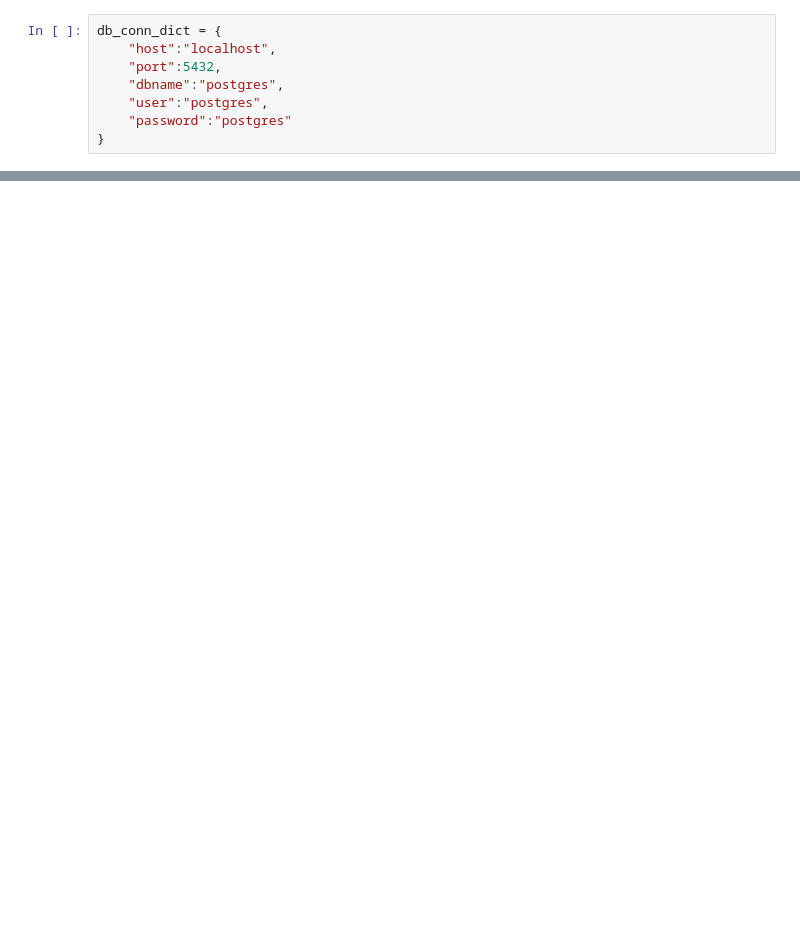
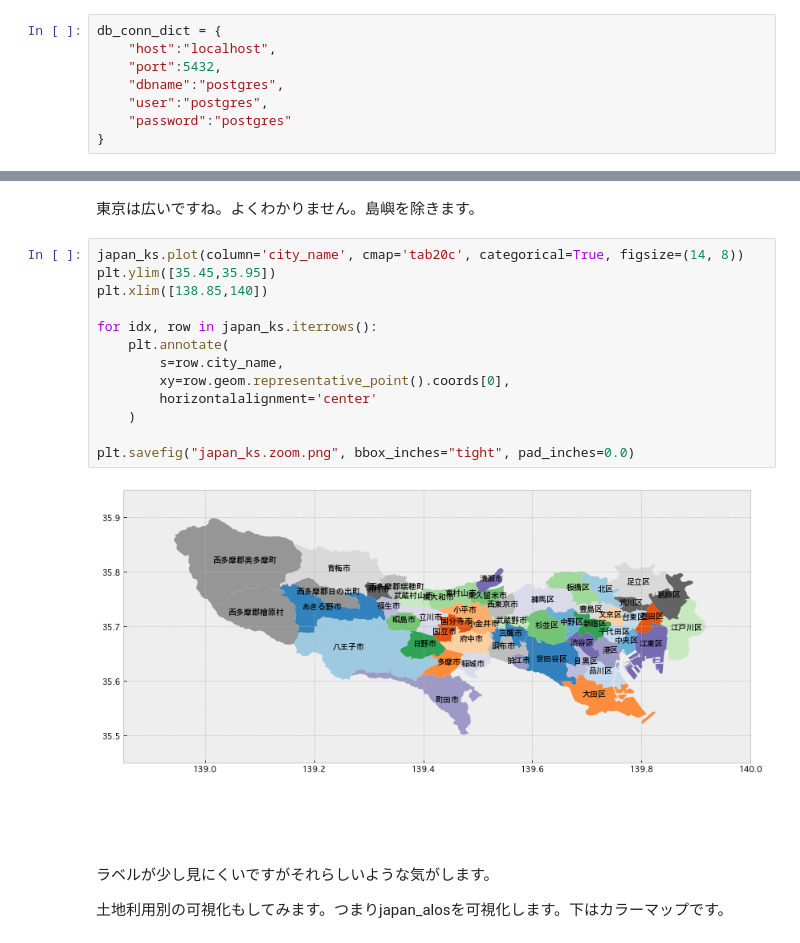
Before and after one commit to kazufusa/til, a Jupyter notebook: 20170925_postgis_raster_intersection/Untitled.ipynb, the cells around one changed output, grey strips where cells are left out. Saved outputs shown, nothing was run; the diff lists cells and outputs as text; blank space fills up the shorter version.

```diff
--- a/20170925_postgis_raster_intersection/Untitled.ipynb
+++ b/20170925_postgis_raster_intersection/Untitled.ipynb
@@ -42,0 +284,21 @@ japan_ks.plot(column='city_code', cmap='Paired', categorical=True, figsize=(14,
+# %% [markdown]
+東京は広いですね。よくわかりません。島嶼を除きます。
+# %%
+japan_ks.plot(column='city_name', cmap='tab20c', categorical=True, figsize=(14, 8))
+plt.ylim([35.45,35.95])
+plt.xlim([138.85,140])
+
+for idx, row in japan_ks.iterrows():
+    plt.annotate(
+        s=row.city_name,
+        xy=row.geom.representative_point().coords[0],
+        horizontalalignment='center'
+    )
+
+plt.savefig("japan_ks.zoom.png", bbox_inches="tight", pad_inches=0.0)
+# %% [output]
+[figure, added]
+# %% [markdown]
+ラベルが少し見にくいですがそれらしいような気がします。
+
+土地利用別の可視化もしてみます。つまりjapan_alosを可視化します。下はカラーマップです。
```
Also changed, not shown: parts of 35 cells of this notebook, 10 other files.
